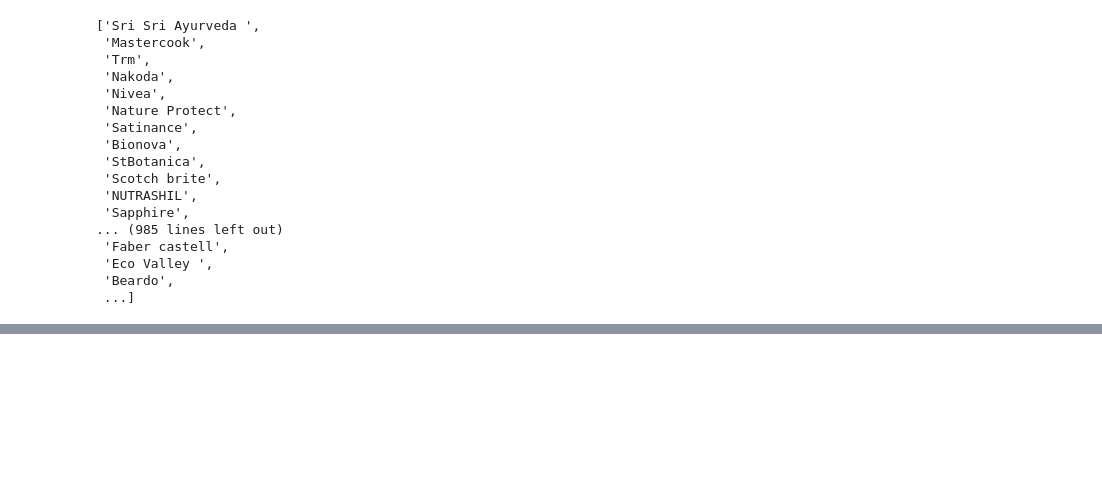
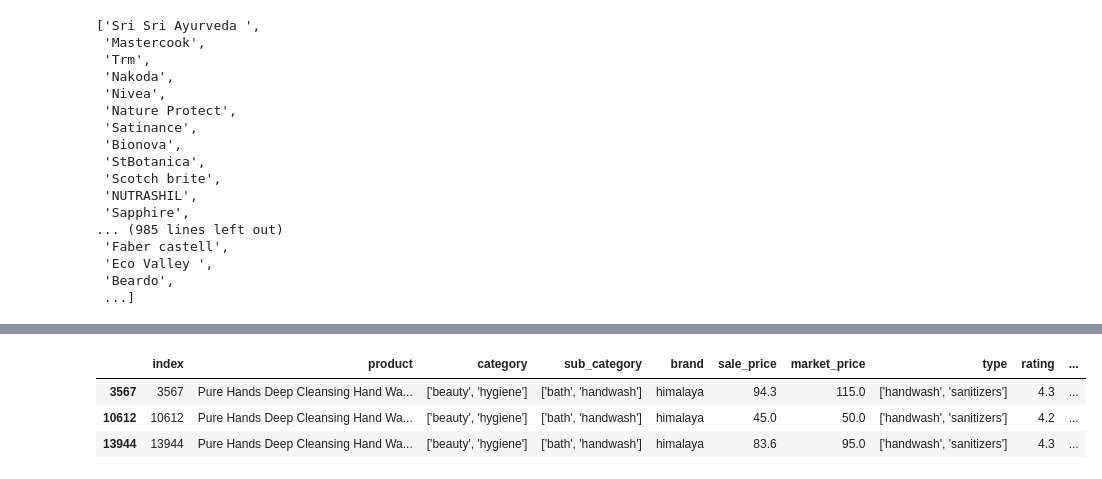
Before and after one commit to amaithi-mediwave/bigbasket-product_recommendation, a Jupyter notebook: notebook/DataPreparation.ipynb, the cells around one changed output, grey strips where cells are left out. Saved outputs shown, nothing was run; the diff lists cells and outputs as text; code cells hidden in the pictures; blank space fills up the shorter version.

```diff
--- a/notebook/DataPreparation.ipynb
+++ b/notebook/DataPreparation.ipynb
@@ -115,0 +239,5 @@ df2['product_classification_features'] = df2.apply(couple, axis=1)
+# %%
+
+
+df4 = df3.reset_index()
+indices = pd.Series(df4.index, index=df4['product'])
@@ -115,0 +291,7 @@ df2['product_classification_features'] = df2.apply(couple, axis=1)
+# %%
+df4[df4['product'] == 'Pure Hands Deep Cleansing Hand Wash - Tulsi & Lemon']
+# %% [output]
+|  | index | product | category | sub_category | brand | sale_price | market_price | type | rating | ... |
+| 3567 | 3567 | Pure Hands Deep Cleansing Hand Wa... | ['beauty', 'hygiene'] | ['bath', 'handwash'] | himalaya | 94.3 | 115.0 | ['handwash', 'sanitizers'] | 4.3 | ... |
+| 10612 | 10612 | Pure Hands Deep Cleansing Hand Wa... | ['beauty', 'hygiene'] | ['bath', 'handwash'] | himalaya | 45.0 | 50.0 | ['handwash', 'sanitizers'] | 4.2 | ... |
+| 13944 | 13944 | Pure Hands Deep Cleansing Hand Wa... | ['beauty', 'hygiene'] | ['bath', 'handwash'] | himalaya | 83.6 | 95.0 | ['handwash', 'sanitizers'] | 4.3 | ... |
```
Also changed, not shown: parts of 30 cells of this notebook, 3 other files.
